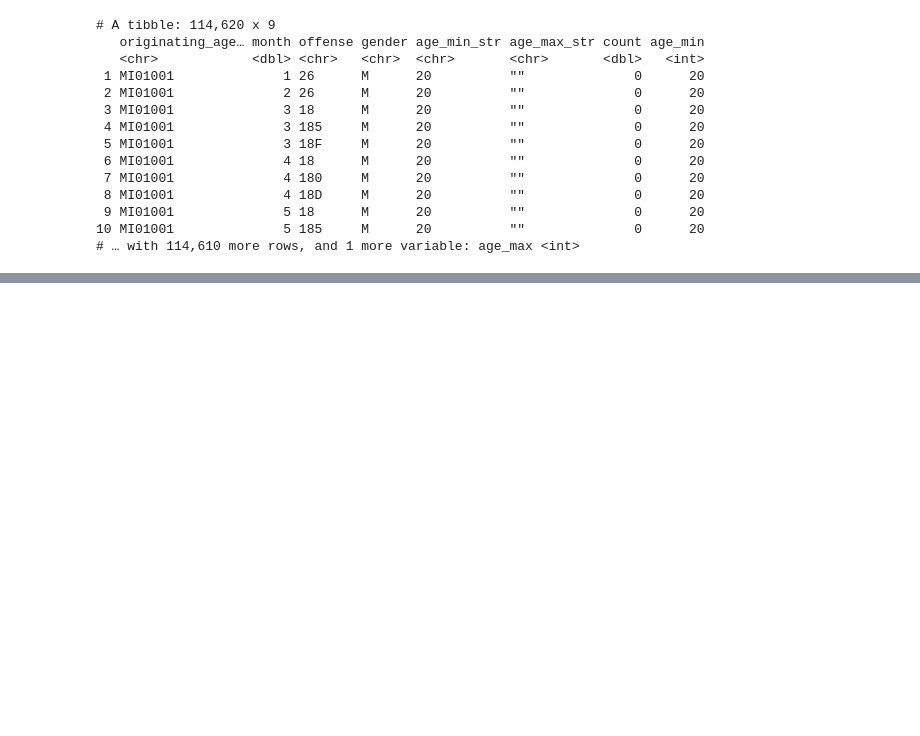
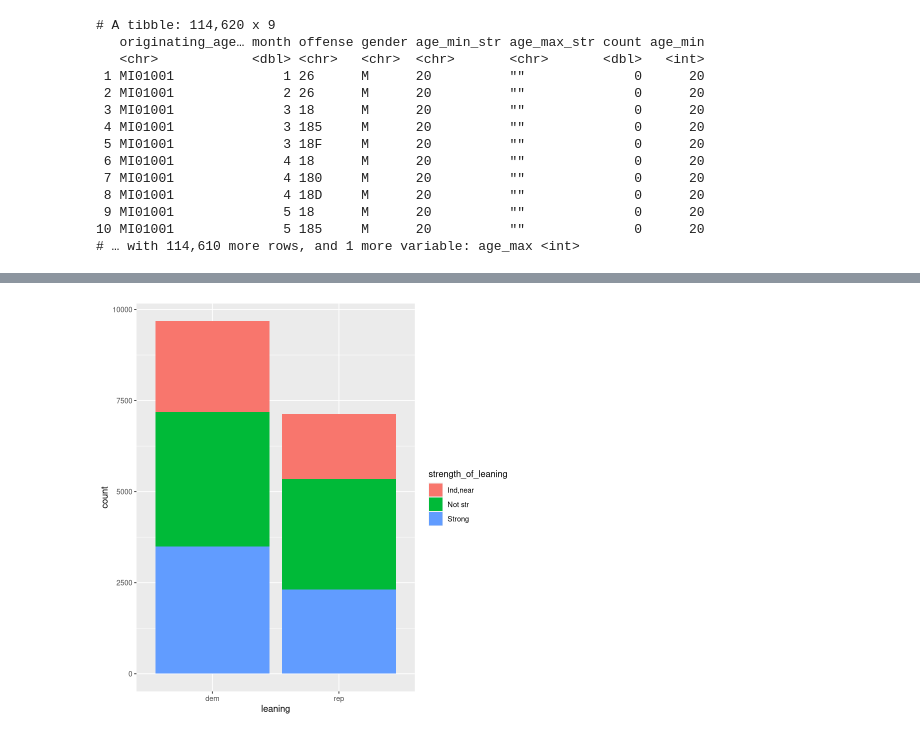
Before and after one commit to dereklhansen/stats306_lab, a Jupyter notebook: lab8/stats306_lab08.ipynb, the cells around one changed output, grey strips where cells are left out. Cells and saved outputs as stored; diff of their text form; code cells hidden in the pictures; blank space fills up the shorter version.

```diff
--- a/lab8/stats306_lab08.ipynb
+++ b/lab8/stats306_lab08.ipynb
@@ -267,0 +397,4 @@ print(filter(icpsr_gender_age, age_min==20))
+# %%
+ggplot(filter(gss_splitup, !is.na(leaning))) + geom_bar(aes(x=leaning, fill=strength_of_leaning))
+# %% [output]
+[figure, added]
```
Also changed, not shown: parts of 19 cells of this notebook.
